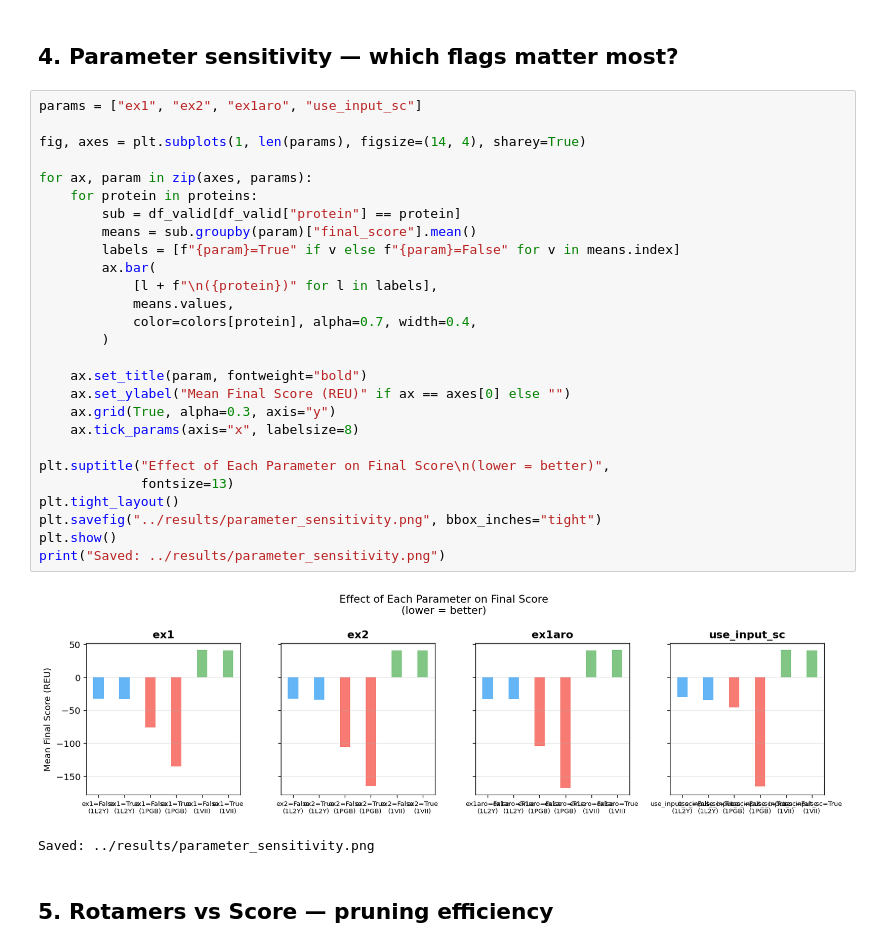
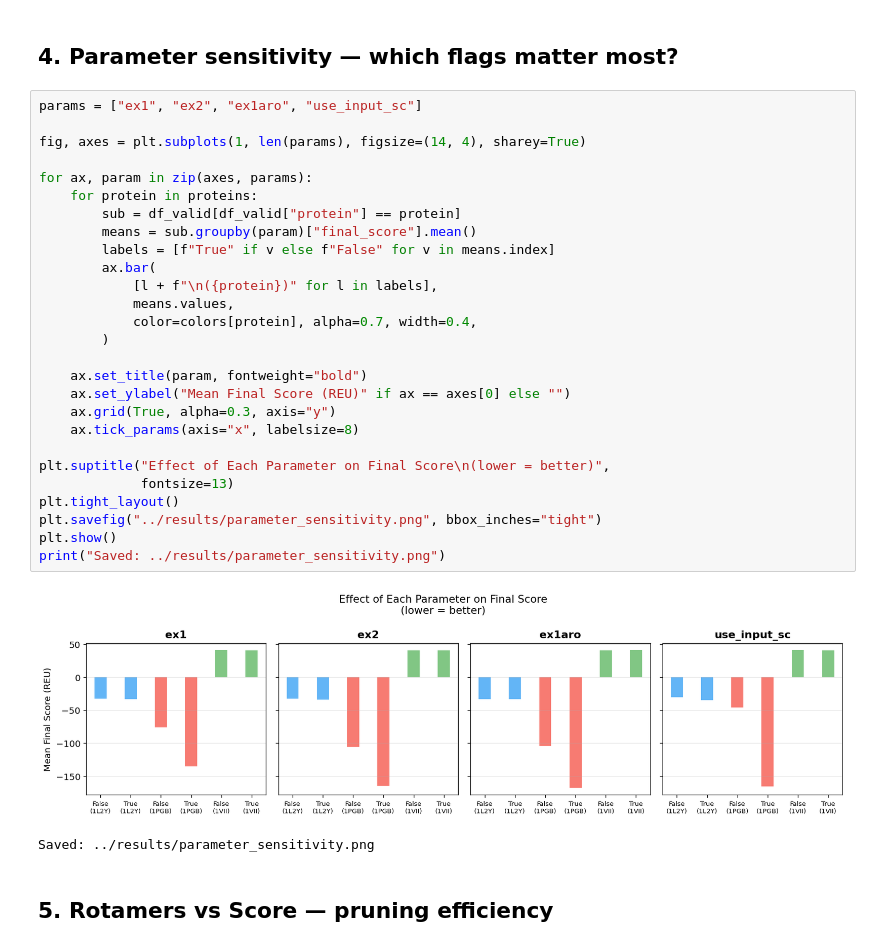
Before and after one commit to laura-he/agentic-dee, a Jupyter notebook: notebooks/analysis.ipynb, the cells around one changed output. Drawn from its saved outputs; the diff is of its cells as text.

```diff
--- a/notebooks/analysis.ipynb
+++ b/notebooks/analysis.ipynb
@@ -188,32 +188,32 @@ Saved: ../results/pareto_frontier.png
 # %%
 params = ["ex1", "ex2", "ex1aro", "use_input_sc"]
 
 fig, axes = plt.subplots(1, len(params), figsize=(14, 4), sharey=True)
 
 for ax, param in zip(axes, params):
     for protein in proteins:
         sub = df_valid[df_valid["protein"] == protein]
         means = sub.groupby(param)["final_score"].mean()
-        labels = [f"{param}=True" if v else f"{param}=False" for v in means.index]
+        labels = [f"True" if v else f"False" for v in means.index]
         ax.bar(
             [l + f"\n({protein})" for l in labels],
             means.values,
             color=colors[protein], alpha=0.7, width=0.4,
         )
 
     ax.set_title(param, fontweight="bold")
     ax.set_ylabel("Mean Final Score (REU)" if ax == axes[0] else "")
     ax.grid(True, alpha=0.3, axis="y")
     ax.tick_params(axis="x", labelsize=8)
 
 plt.suptitle("Effect of Each Parameter on Final Score\n(lower = better)",
              fontsize=13)
 plt.tight_layout()
 plt.savefig("../results/parameter_sensitivity.png", bbox_inches="tight")
 plt.show()
 print("Saved: ../results/parameter_sensitivity.png")
 # %% [output]
-[figure, old version]
+[figure, new version]
 Saved: ../results/parameter_sensitivity.png
 # %% [markdown]
 ## 5. Rotamers vs Score — pruning efficiency
```
